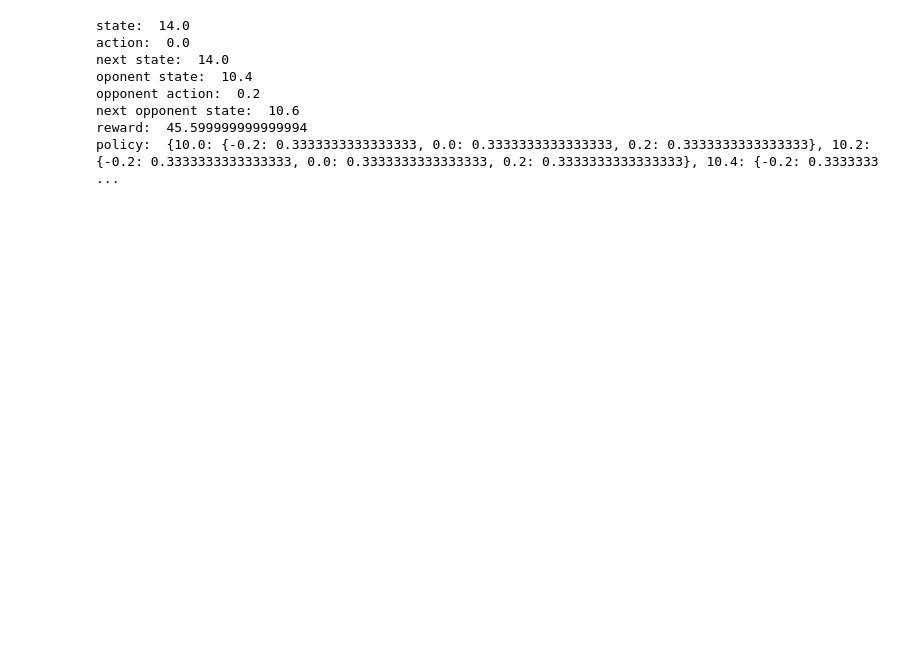
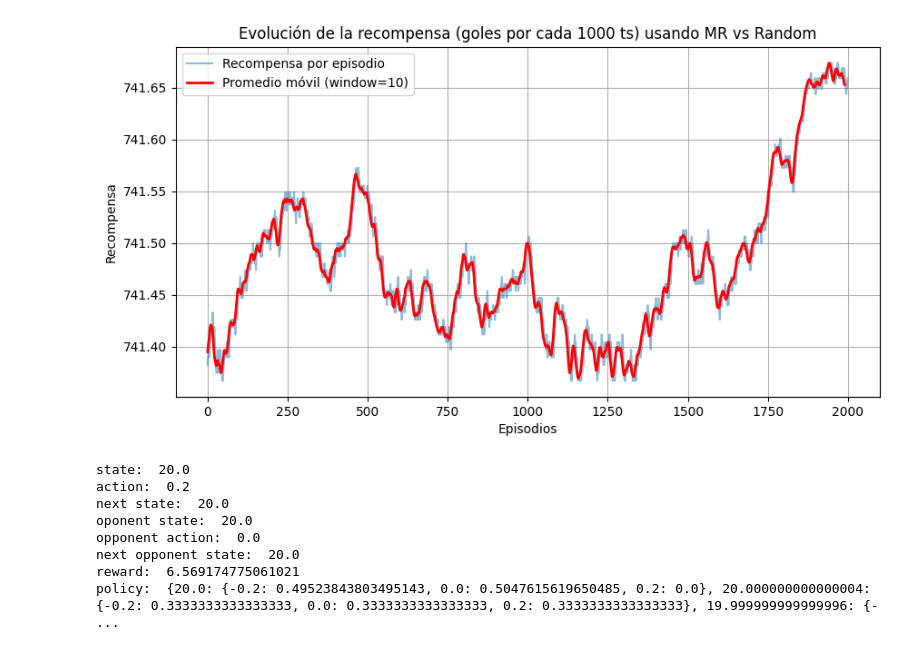
Before and after one commit to juanpabmedina/master_thesis, a Jupyter notebook: algorithms/p2p_game/p2p_energy_trading.ipynb, the cells around one changed output. Saved outputs shown, nothing was run; the diff lists cells and outputs as text; code cells hidden in the pictures; blank space fills up the shorter version.

```diff
--- a/algorithms/p2p_game/p2p_energy_trading.ipynb
+++ b/algorithms/p2p_game/p2p_energy_trading.ipynb
@@ -31,14 +31,19 @@ def plot_rewards(rewards, title, window_size=10):
 # %%
 agent1_actions = np.array([-0.2, 0, 0.2])
 agent2_actions =  np.array([-0.2, 0, 0.2])
-generation_power = np.round(np.linspace(10, 20, 51),2)
-demand_power = np.round(np.linspace(10, 50, 201),2)
+
+a1_generation_power = -np.round(np.linspace(10, 20, 51),2)
+a1_demand_power = np.round(np.linspace(30, 40, 51),2)
+
+a2_generation_power = -np.round(np.linspace(80, 90, 51),2)
+a2_demand_power = np.round(np.linspace(50, 60, 51),2)
 
 agent_parameters = {
     'name': 'A',
     'actions': agent1_actions,
     'opponent_actions': agent2_actions,
-    'states': generation_power,
+    'generation': a1_generation_power,
+    'consumption': a1_demand_power,
     'epsilon': 0.2,
     'rol': 'generator'
 }
@@ -47,26 +52,29 @@ agent_parameters2 = {
     'name': 'B',
     'actions': agent2_actions,
     'opponent_actions': agent1_actions,
-    'states': demand_power,
+    'generation': a1_generation_power,
+    'consumption': a1_demand_power,
     'epsilon': 0.2,
-    'rol': 'consummer'
+    'rol': 'consumer'
 }
 
 agent = Prosumer(agent_parameters)
 opponent = Prosumer(agent_parameters2)
 
-p2pmarket = P2PEnergyMarket()
+p2pmarket = P2PEnergyMarket(a = 0.089, b = 52, c = 0)
 mmq = MinimaxQ(agent)
 
 trainer = MinimaxTrainer(agent=agent, opponent=opponent, enviroment=p2pmarket, algorithm=mmq)
 
-state = agent.get_state(20)
+state = agent.get_state(5)
 opponent_state = opponent.get_state(2)
 # %%
-hist_reward = trainer.train(10000)
+hist_reward = trainer.train(2000)
 # %%
 title = 'Evolución de la recompensa (goles por cada 1000 ts) usando MR vs Random'
-plot_rewards(hist_reward,title, window_size=100)
+plot_rewards(hist_reward,title, window_size=10)
+# %% [output]
+[figure, added]
 # %%
 # Agent action and next state
 action = round(agent.choose_action(state),2)
@@ -96,11 +104,11 @@ state = next_state
 opponent_state = next_opponent_state
 agent.pi_table = policy
 # %% [output]
-state:  14.0
-action:  0.0
-next state:  14.0
-oponent state:  10.4
-opponent action:  0.2
-next opponent state:  10.6
-reward:  45.599999999999994
-policy:  {10.0: {-0.2: 0.3333333333333333, 0.0: 0.3333333333333333, 0.2: 0.3333333333333333}, 10.2: {-0.2: 0.3333333333333333, 0.0: 0.3333333333333333, 0.2: 0.3333333333333333}, 10.4: {-0.2: 0.3333333 ...
+state:  20.0
+action:  0.2
+next state:  20.0
+oponent state:  20.0
+opponent action:  0.0
+next opponent state:  20.0
+reward:  6.569174775061021
+policy:  {20.0: {-0.2: 0.49523843803495143, 0.0: 0.5047615619650485, 0.2: 0.0}, 20.000000000000004: {-0.2: 0.3333333333333333, 0.0: 0.3333333333333333, 0.2: 0.3333333333333333}, 19.999999999999996: {- ...
```
Also changed, not shown: 4 other files.
